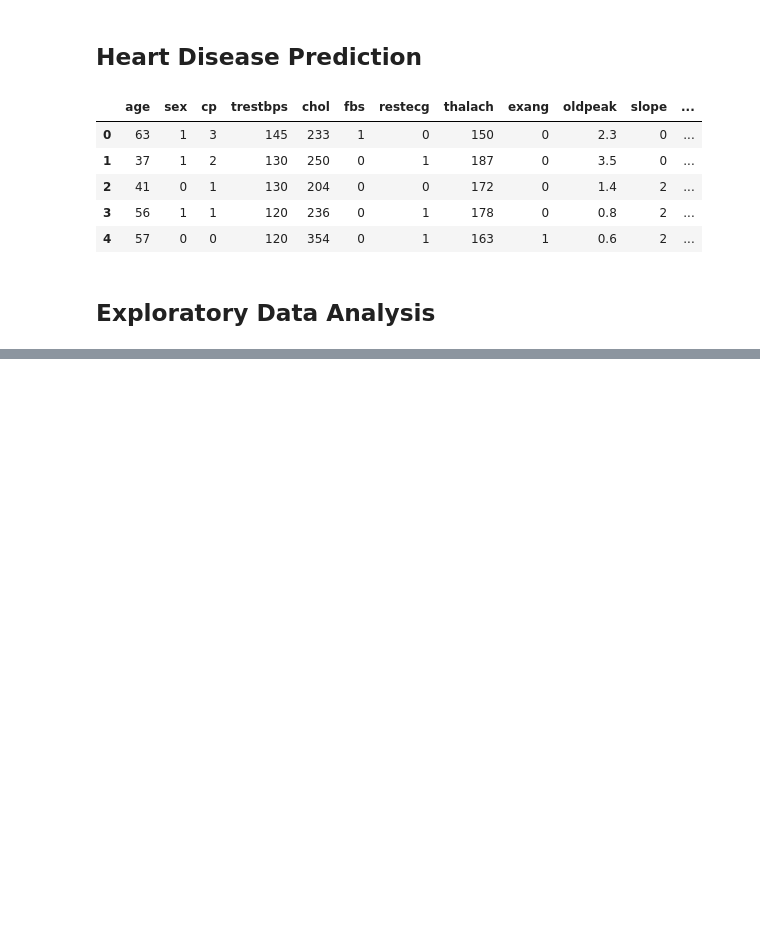
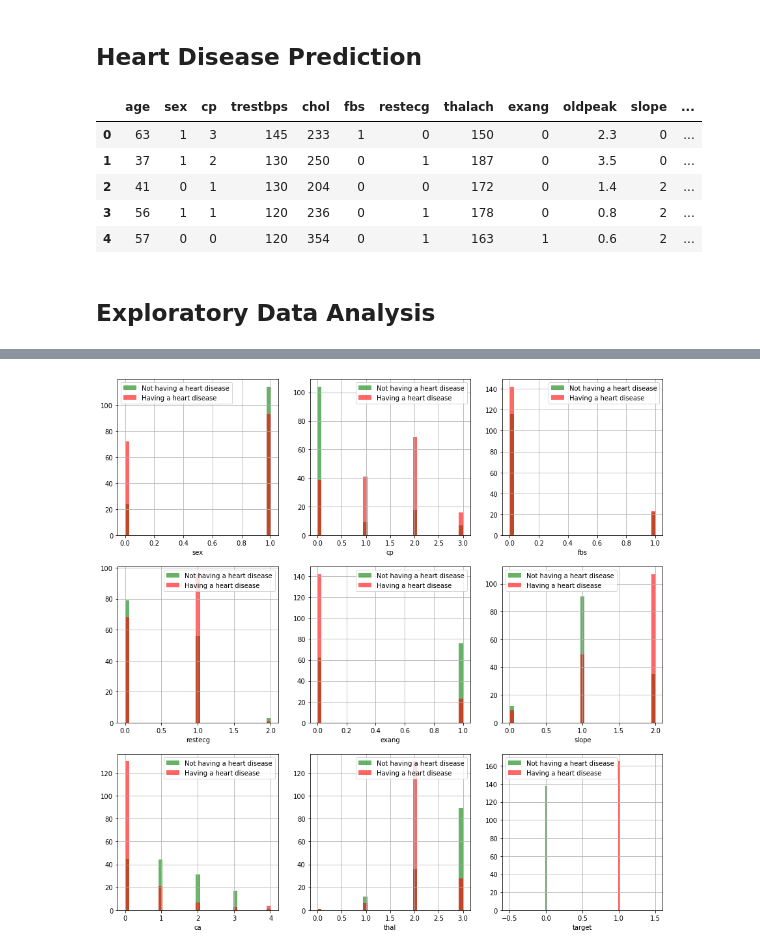
Before and after one commit to simgemulla/heart-disease-prediction, a Jupyter notebook: heart_disease_prediction.ipynb, the cells around one changed output, grey strips where cells are left out. Saved outputs shown, nothing was run; the diff lists cells and outputs as text; code cells hidden in the pictures; blank space fills up the shorter version.

Commit message:
data analysis phase added.

```diff
--- a/heart_disease_prediction.ipynb
+++ b/heart_disease_prediction.ipynb
@@ -35,0 +73,13 @@ df.target
+# %%
+# no null values, so we can continue to our analysis.
+
+categorical_values = []
+continous_values = []
+
+for column in df.columns:
+    print("-------------------------")
+    print(f"{column} : {df[column].unique()}")
+    if len(df[column].unique()) <= 10:
+        categorical_values.append(column)
+    else :
+        continous_values.append(column)
@@ -35,0 +104,12 @@ df.target
+# %%
+plt.figure(figsize = (15,15))
+
+for i,column in enumerate(categorical_values,1):
+    plt.subplot(3,3,i) # 3x3 9 tane categorical column bulunuyor.
+    df[df["target"] == 0][column].hist(bins = 35, color = 'green', label = 'Not having a heart disease',
+                                       alpha = 0.6)
+    df[df["target"] == 1][column].hist(bins = 35, color = 'red', label = 'Having a heart disease', alpha = 0.6)
+    plt.legend()
+    plt.xlabel(column)
+# %% [output]
+[figure, added]
```
Also changed, not shown: parts of 4 cells of this notebook.
